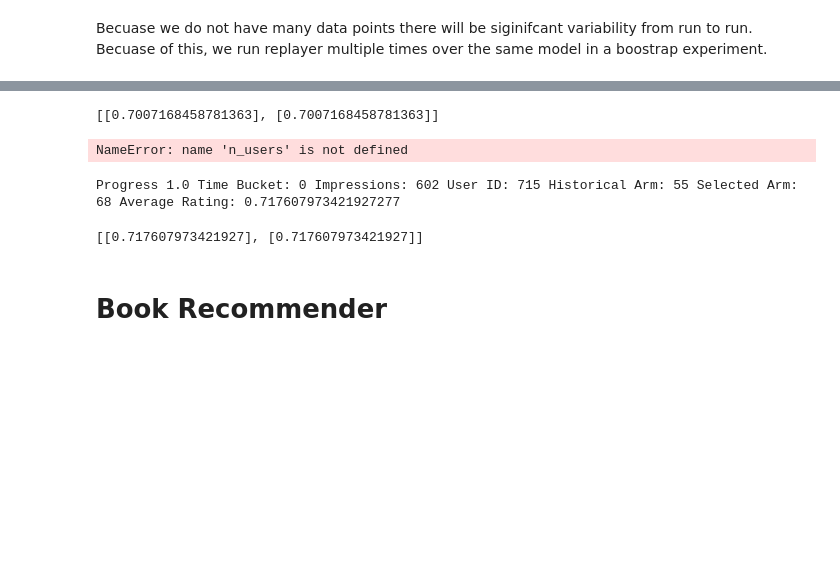
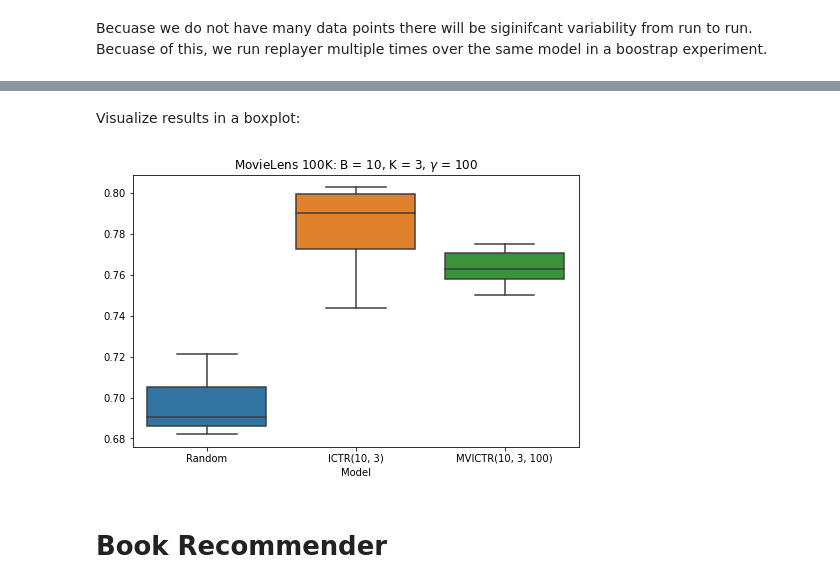
Before and after one commit to lentin26/recommender, a Jupyter notebook: experiment.ipynb, the cells around one changed output, grey strips where cells are left out. Saved outputs shown, nothing was run; the diff lists cells and outputs as text; code cells hidden in the pictures; blank space fills up the shorter version.

```diff
--- a/experiment.ipynb
+++ b/experiment.ipynb
@@ -513,37 +527,18 @@ for model in models:
-# %%
-results[2]
-# %% [output]
-[[0.7007168458781363], [0.7007168458781363]]
-# %%
-# random guessing as baseline
-from Random import Random
-
-# instantiate model instance
-model = Random(
-    n_users=n_users,
-    n_items=n_items,
-    time_buckets=1)
-
-results = []
-for _ in range(2):
-    # run experiment
-    replayer = Replayer(model, time_buckets=T)
-    replayer.replay(ratings)
-
-    # get results
-    avg_rating_rand, impressions_rand = replayer.get_results()
-    reward_trace_rand, arm_trace_rand = replater.get_trace()
-
-    results.append(avg_rating_rand)
-
-results
-# %% [output]
-NameError: name 'n_users' is not defined
-# %%
-run_boostrap_experiment(n_iter=2, model=random)
-# %% [output]
-Progress 1.0 Time Bucket: 0 Impressions: 602 User ID: 715 Historical Arm: 55 Selected Arm: 68 Average Rating: 0.717607973421927277
-[[0.717607973421927], [0.717607973421927]]
+# %% [markdown]
+Visualize results in a boxplot:
+# %%
+fig, ax = plt.subplots(figsize=(8, 5))                                      # make boxplot of results
+sns.boxplot(data=pd.DataFrame(results).T, ax=ax)
+
+plt.title('MovieLens 100K: B = 10, K = 3, $\gamma$ = 100')                  # add labels
+ax.set_xticks([0, 1, 2])
+ax.set_xticklabels(['Random', 'ICTR(10, 3)', 'MVICTR(10, 3, 100)'])
+plt.xlabel('Model')
+
+plt.savefig('figures/boxplot_movielens1000k_avg_rating.png')                # save figure
+plt.show()
+# %% [output]
+[figure, added]
 # %% [markdown]
 # Book Recommender
 # %%
```
Also changed, not shown: parts of 3 cells of this notebook.
